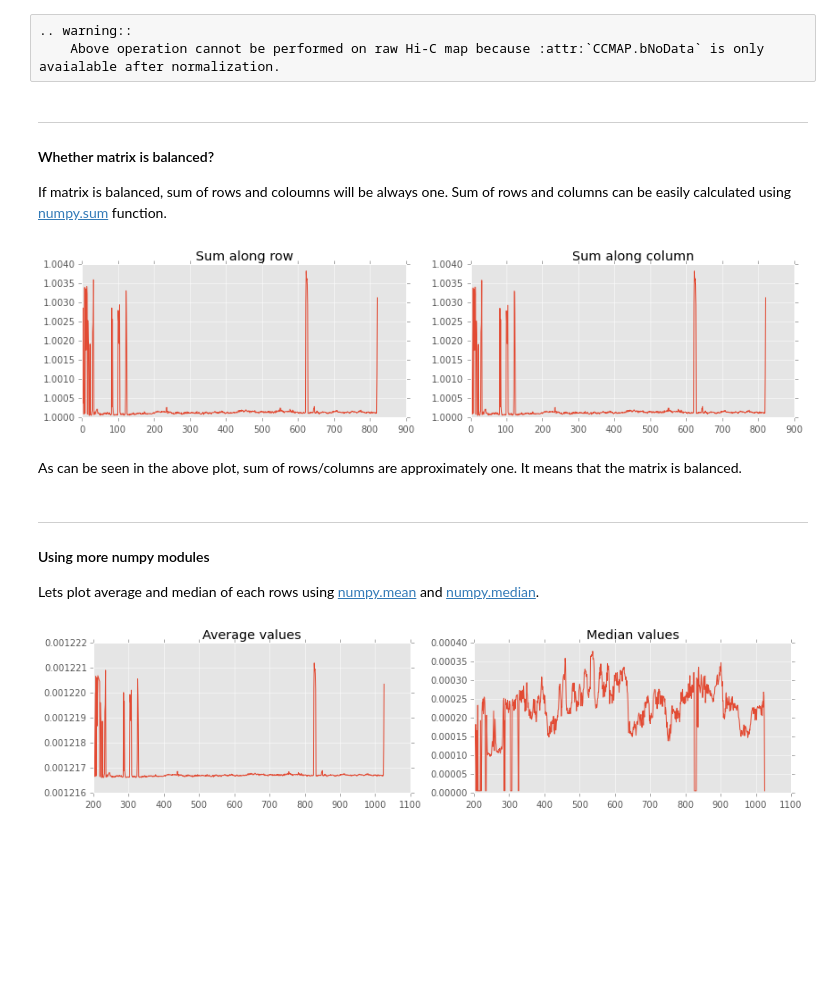
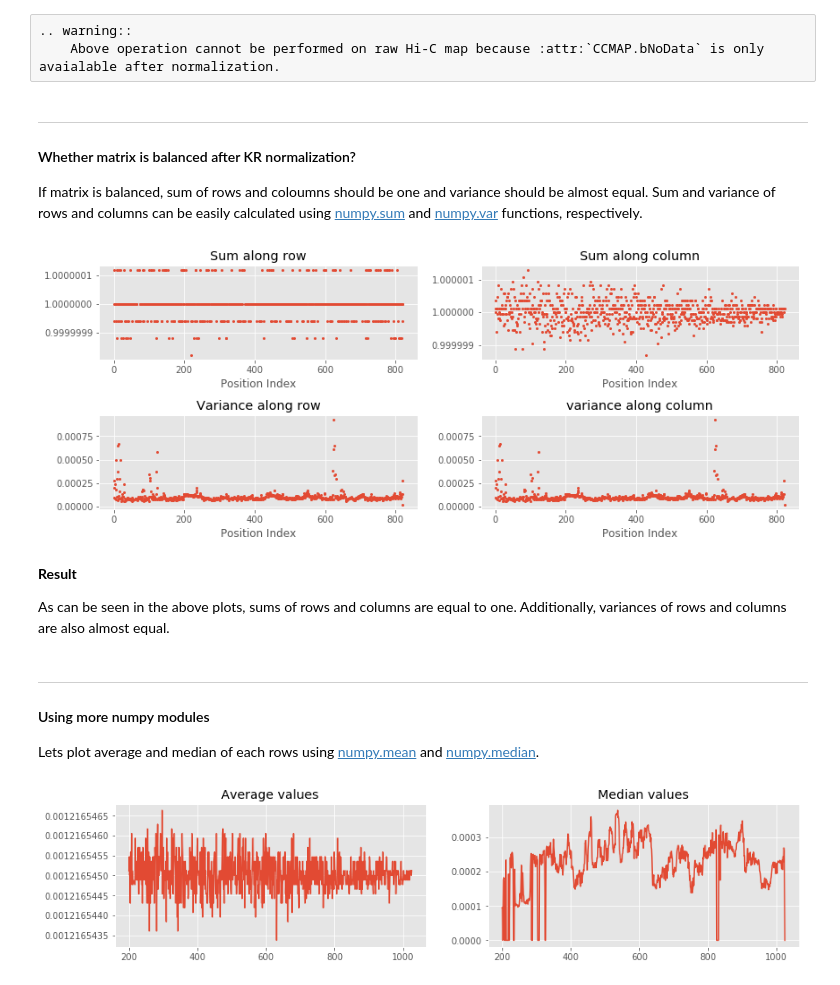
Before and after one commit to rjdkmr/gcMapExplorer, a Jupyter notebook: docs/modules_examples/access_ccmap_data.ipynb, the cells around one changed output. Saved outputs shown, nothing was run; the diff lists cells and outputs as text; code cells hidden in the pictures; blank space fills up the shorter version.

```diff
--- a/docs/modules_examples/access_ccmap_data.ipynb
+++ b/docs/modules_examples/access_ccmap_data.ipynb
@@ -27,7 +27,7 @@ plt.style.use('ggplot')              # Theme for plotting
 # %% [markdown]
 #### Load a `.ccmap` file
 # %%
-ccmap = cmp.load_ccmap('output/CooMatrix/normalized/chr15_100kb_normKR.ccmap')
+ccmap = gmlib.ccmap.load_ccmap('normalized/chr15_100kb_normKR.ccmap')
 # %% [markdown]
 **Print some properties of Hi-C data**
 # %%
@@ -110,32 +105,53 @@ New shape:  (822, 822)
 # %% [markdown]
 ***
 
-#### Whether matrix is balanced?
+#### Whether matrix is balanced after KR normalization?
 
-If matrix is balanced, sum of rows and coloumns will be always one. Sum of rows and columns can be easily calculated using [numpy.sum](http://docs.scipy.org/doc/numpy-1.10.1/reference/generated/numpy.sum.html) function.
+If matrix is balanced, sum of rows and coloumns should be one and variance should be almost equal. Sum and variance of rows and columns can be easily calculated using [numpy.sum](http://docs.scipy.org/doc/numpy-1.10.1/reference/generated/numpy.sum.html) and [numpy.var](https://docs.scipy.org/doc/numpy/reference/generated/numpy.var.html) functions, respectively.
 # %%
 r_sum = np.sum(new_matrix, axis = 0)             # Sum along row using numpy.sum
+r_var = np.var(new_matrix, axis = 0)             # Variance along row using numpy.var
+
 c_sum = np.sum(new_matrix, axis = 1)             # Sum along column using numpy.sum
+c_var = np.var(new_matrix, axis = 1)             # Variance along column using numpy.var
 
 # Plot the values for visual representations
-fig = plt.figure(figsize=(14,3))                               # Figure size
+fig = plt.figure(figsize=(14,5))                               # Figure size
+fig.subplots_adjust(hspace=0.6)                                # Space between plots
 
-ax1 = fig.add_subplot(1,2,1)                                   # Axes first plot
+ax1 = fig.add_subplot(2,2,1)                                   # Axes first plot
 ax1.set_title('Sum along row')                                 # Title first plot
+ax1.set_xlabel('Position Index')                               # X-label
+
+ax2 = fig.add_subplot(2,2,2)                                   # Axes second plot
+ax2.set_title('Sum along column')
+ax2.set_xlabel('Position Index')
+
+ax3 = fig.add_subplot(2,2,3)                                   # Axes third plot
+ax3.set_title('Variance along row')
+ax3.set_xlabel('Position Index')
+
+ax4 = fig.add_subplot(2,2,4)                                   # Axes fourth plot
+ax4.set_title('variance along column')
+ax4.set_xlabel('Position Index')
+
+ax1.plot(r_sum, marker='o', lw=0, ms=2)                        # Plot in first axes
+ax2.plot(c_sum, marker='o', lw=0, ms=2)                        # Plot in second axes
+ax3.plot(r_var, marker='o', lw=0, ms=2)                        # Plot in third axes
+ax4.plot(c_var, marker='o', lw=0, ms=2)                        # Plot in fourth axes
+
 ax1.get_yaxis().get_major_formatter().set_useOffset(False)     # Prevent ticks auto-formatting
-
-ax2 = fig.add_subplot(1,2,2)                                   # Axes second plot
-ax2.set_title('Sum along column')
 ax2.get_yaxis().get_major_formatter().set_useOffset(False)
-
-ax1.plot(r_sum)                                                # Plot in first axes
-ax2.plot(c_sum)                                                # Plot in second axes
+ax3.get_yaxis().get_major_formatter().set_useOffset(False)
+ax4.get_yaxis().get_major_formatter().set_useOffset(False)
 
 plt.show()
 # %% [output]
-[figure, old version]
+[figure, new version]
-# %% [markdown]
-As can be seen in the above plot, sum of rows/columns are approximately one. It means that the matrix is balanced.
+# %% [markdown]
+**Result**
+
+As can be seen in the above plots, sums of rows and columns are equal to one. Additionally, variances of rows and columns are also almost equal.
 # %% [markdown]
 ***
 
@@ -144,7 +160,7 @@ As can be seen in the above plot, sum of rows/columns are approximately one. It
 Lets plot average and median of each rows using [numpy.mean](http://docs.scipy.org/doc/numpy-1.10.0/reference/generated/numpy.mean.html) and [numpy.median](http://docs.scipy.org/doc/numpy-1.10.0/reference/generated/numpy.median.html).
 # %%
 averages = np.mean(new_matrix, axis = 1)            # Calculating mean using numpy.mean
-medians = np.median(new_matrix, axis = 0)           # Calculating median using numpy.median
+medians = np.median(new_matrix, axis = 1)           # Calculating median using numpy.median
 
 # Plot the values for visual representations
 fig = plt.figure(figsize=(14,3))                               # Figure size
@@ -163,4 +179,4 @@ ax2.plot(index_bData, medians)    # Plot in second axes
 
 plt.show()
 # %% [output]
-[figure, old version]
+[figure, new version]
```
Also changed, not shown: parts of 4 cells of this notebook, 52 other files.
